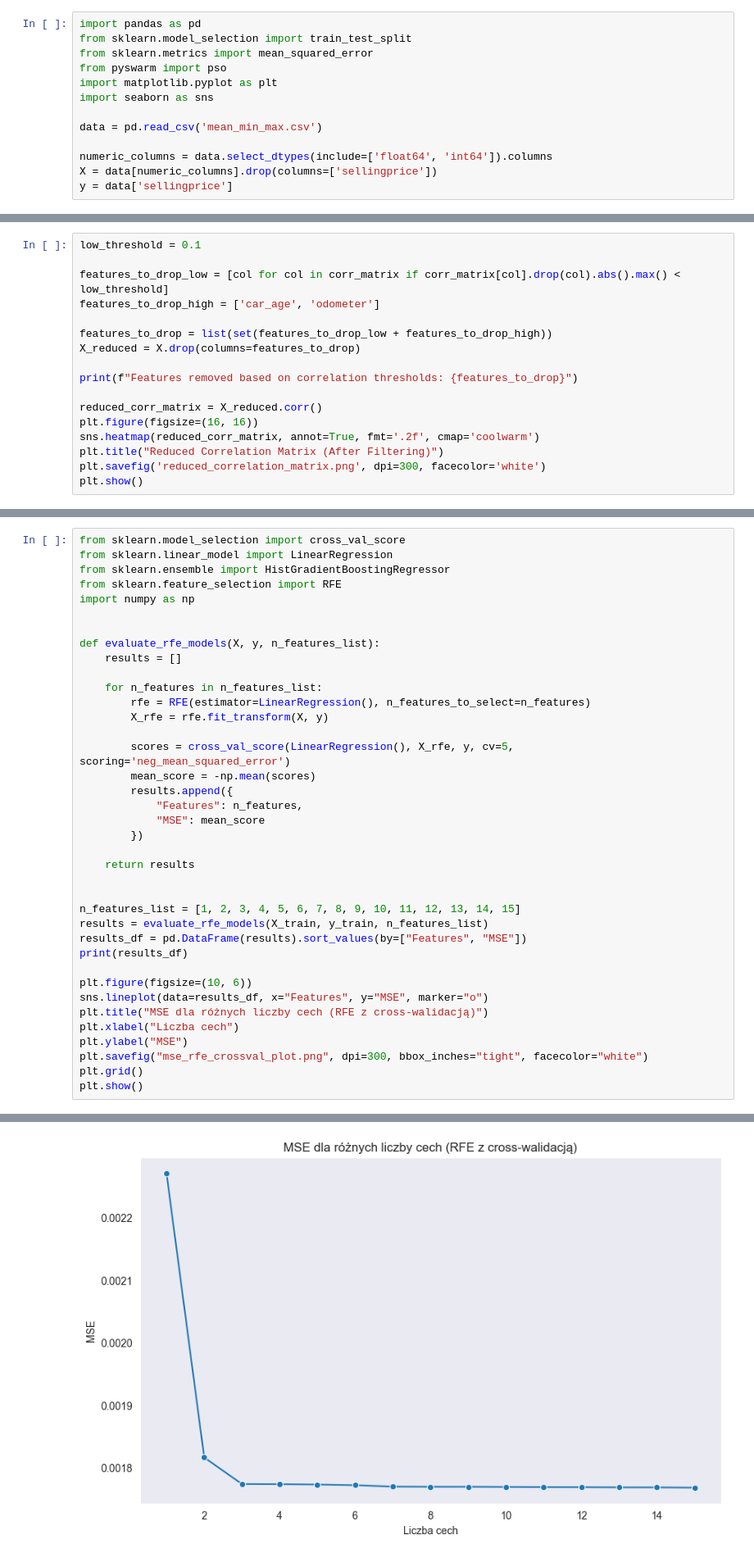
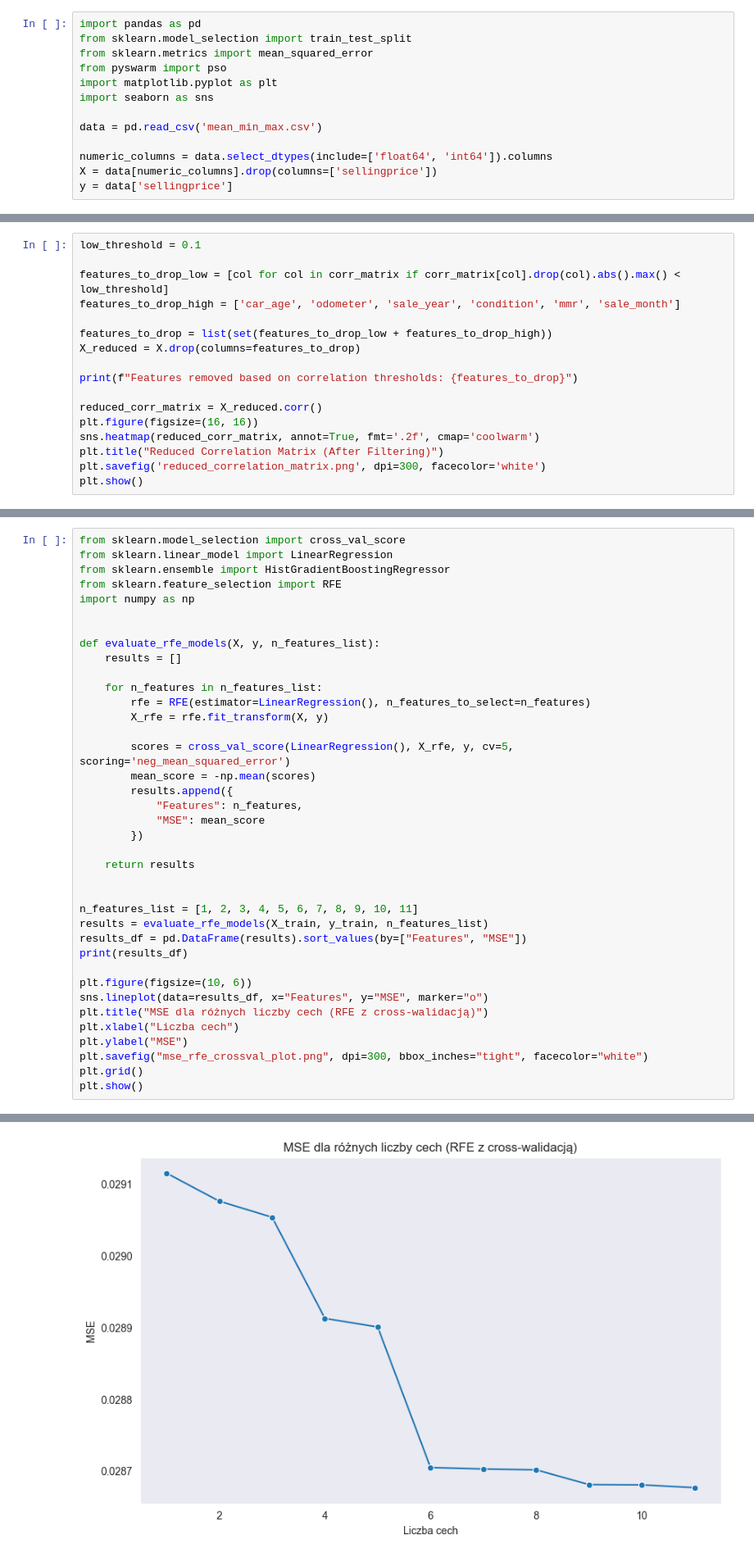
Before and after one commit to RafMat159/MOW_II_Projekt_I, a Jupyter notebook: Used _Car_Auction_Prices_2.ipynb, the cells around one changed output, grey strips where cells are left out. Shown at 82% size. Cells and saved outputs as stored; diff of their text form.

```diff
--- a/Used _Car_Auction_Prices_2.ipynb
+++ b/Used _Car_Auction_Prices_2.ipynb
@@ -497,7 +497,7 @@ plt.show()
 low_threshold = 0.1
 
 features_to_drop_low = [col for col in corr_matrix if corr_matrix[col].drop(col).abs().max() < low_threshold]
-features_to_drop_high = ['car_age', 'odometer']
+features_to_drop_high = ['car_age', 'odometer', 'sale_year', 'condition', 'mmr', 'sale_month']
 
 features_to_drop = list(set(features_to_drop_low + features_to_drop_high))
 X_reduced = X.drop(columns=features_to_drop)
@@ -550,7 +550,7 @@ def evaluate_rfe_models(X, y, n_features_list):
     return results
 
 
-n_features_list = [1, 2, 3, 4, 5, 6, 7, 8, 9, 10, 11, 12, 13, 14, 15]
+n_features_list = [1, 2, 3, 4, 5, 6, 7, 8, 9, 10, 11]
 results = evaluate_rfe_models(X_train, y_train, n_features_list)
 results_df = pd.DataFrame(results).sort_values(by=["Features", "MSE"])
 print(results_df)
@@ -583,3 +579,3 @@ plt.show()
-[figure, old version]
+[figure, new version]
 # %%
 estimator = LinearRegression()
```
Also changed, not shown: parts of 14 cells of this notebook.
